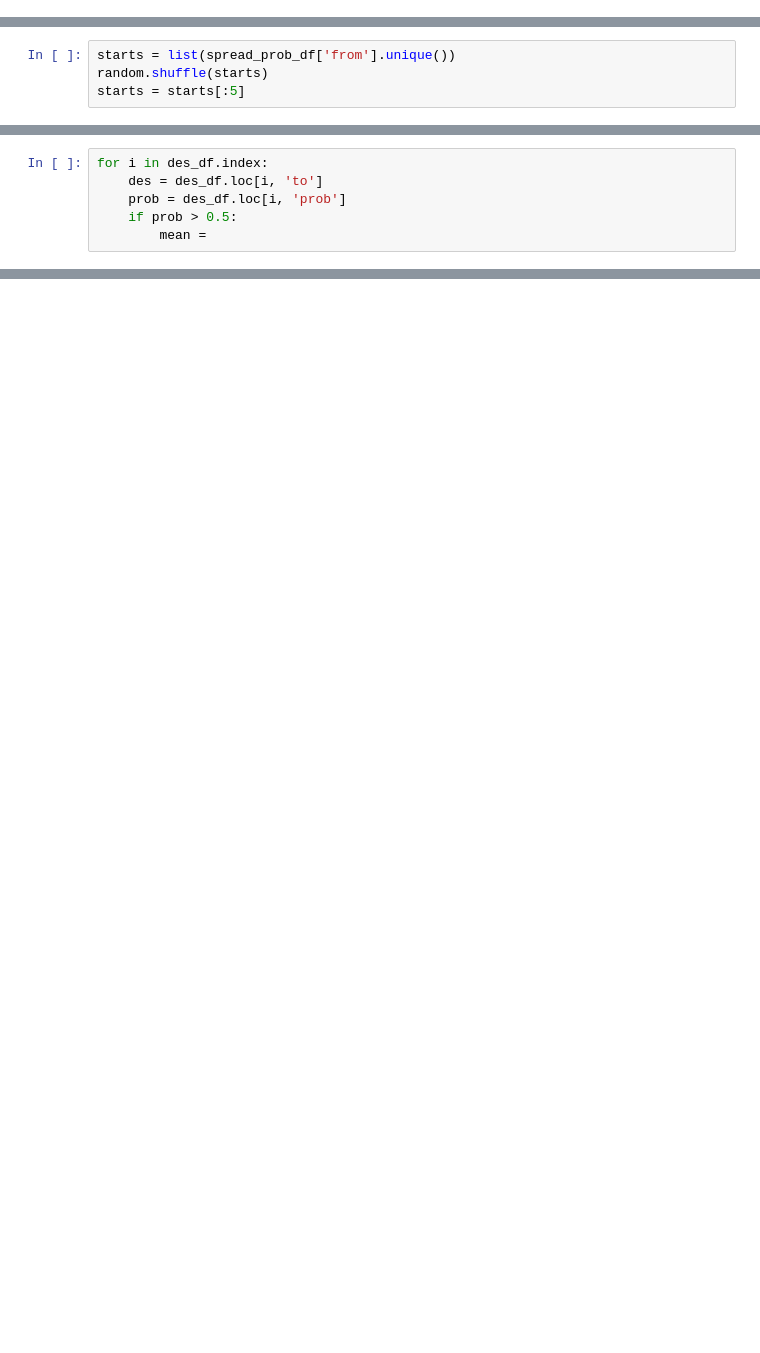
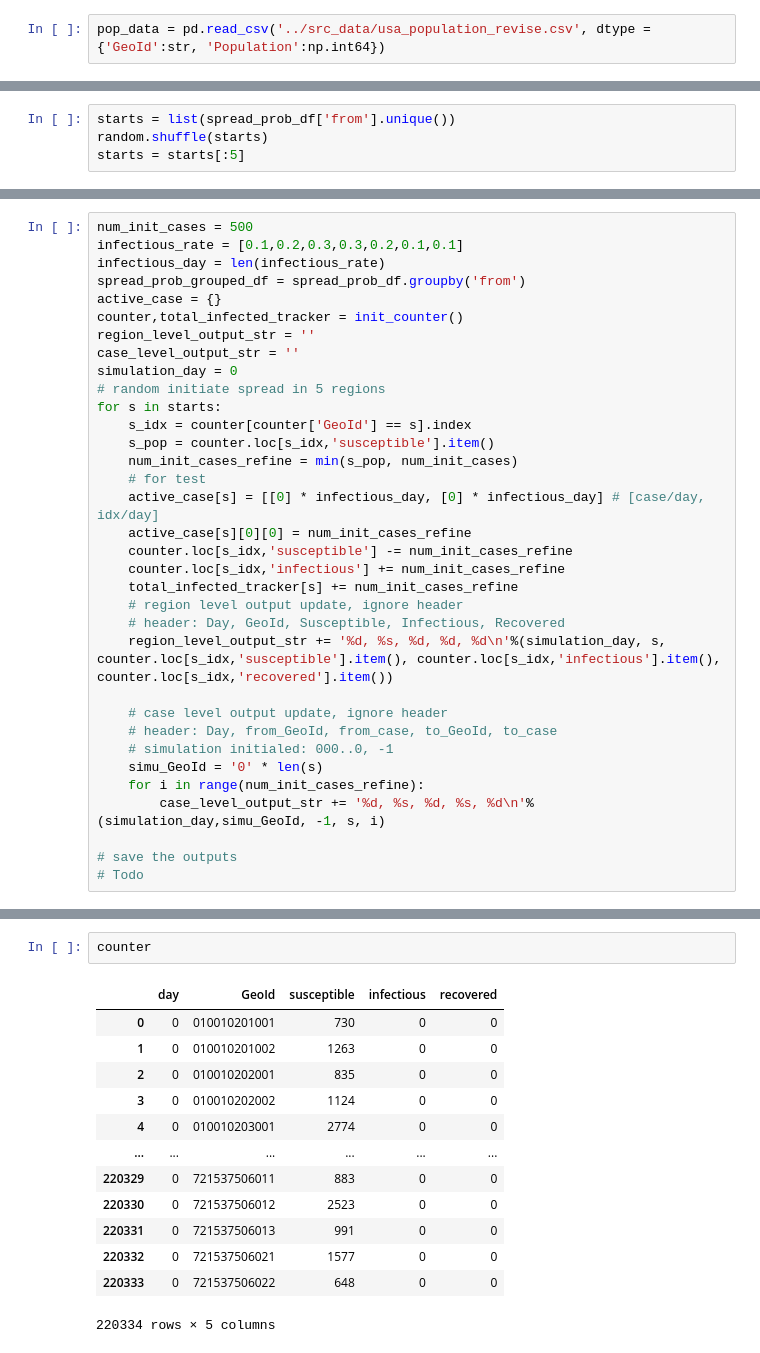
Before and after one commit to RuochenKong/Compartmental-Infectious-Disease-Simulation, a Jupyter notebook: statistical_approach/simulation.ipynb, the cells around one changed output, grey strips where cells are left out. Cells and saved outputs as stored; diff of their text form; blank space fills up the shorter version.

```diff
--- a/statistical_approach/simulation.ipynb
+++ b/statistical_approach/simulation.ipynb
@@ -33,0 +38,2 @@ np.random.seed(42)
+# %%
+pop_data = pd.read_csv('../src_data/usa_population_revise.csv', dtype ={'GeoId':str, 'Population':np.int64})
@@ -87,6 +63,0 @@ num_new_cases
-# %%
-for i in des_df.index:
-    des = des_df.loc[i, 'to']
-    prob = des_df.loc[i, 'prob']
-    if prob > 0.5:
-        mean =
@@ -92,0 +80,34 @@ for i in des_df.index:
+# %%
+num_init_cases = 500
+infectious_rate = [0.1,0.2,0.3,0.3,0.2,0.1,0.1]
+infectious_day = len(infectious_rate)
+spread_prob_grouped_df = spread_prob_df.groupby('from')
+active_case = {}
+counter,total_infected_tracker = init_counter()
+region_level_output_str = ''
+case_level_output_str = ''
+simulation_day = 0
+# random initiate spread in 5 regions
+for s in starts:
+    s_idx = counter[counter['GeoId'] == s].index
+    s_pop = counter.loc[s_idx,'susceptible'].item()
+    num_init_cases_refine = min(s_pop, num_init_cases)
+    # for test
+    active_case[s] = [[0] * infectious_day, [0] * infectious_day] # [case/day, idx/day]
+    active_case[s][0][0] = num_init_cases_refine
+    counter.loc[s_idx,'susceptible'] -= num_init_cases_refine
+    counter.loc[s_idx,'infectious'] += num_init_cases_refine
+    total_infected_tracker[s] += num_init_cases_refine
+    # region level output update, ignore header
+    # header: Day, GeoId, Susceptible, Infectious, Recovered
+    region_level_output_str += '%d, %s, %d, %d, %d\n'%(simulation_day, s, counter.loc[s_idx,'susceptible'].item(), counter.loc[s_idx,'infectious'].item(), counter.loc[s_idx,'recovered'].item())
+
+    # case level output update, ignore header
+    # header: Day, from_GeoId, from_case, to_GeoId, to_case
+    # simulation initialed: 000..0, -1
+    simu_GeoId = '0' * len(s)
+    for i in range(num_init_cases_refine):
+        case_level_output_str += '%d, %s, %d, %s, %d\n'%(simulation_day,simu_GeoId, -1, s, i)
+
+# save the outputs
+# Todo
@@ -92,0 +275,16 @@ for i in des_df.index:
+# %%
+counter
+# %% [output]
+|  | day | GeoId | susceptible | infectious | recovered |
+| 0 | 0 | 010010201001 | 730 | 0 | 0 |
+| 1 | 0 | 010010201002 | 1263 | 0 | 0 |
+| 2 | 0 | 010010202001 | 835 | 0 | 0 |
+| 3 | 0 | 010010202002 | 1124 | 0 | 0 |
+| 4 | 0 | 010010203001 | 2774 | 0 | 0 |
+| ... | ... | ... | ... | ... | ... |
+| 220329 | 0 | 721537506011 | 883 | 0 | 0 |
+| 220330 | 0 | 721537506012 | 2523 | 0 | 0 |
+| 220331 | 0 | 721537506013 | 991 | 0 | 0 |
+| 220332 | 0 | 721537506021 | 1577 | 0 | 0 |
+| 220333 | 0 | 721537506022 | 648 | 0 | 0 |
+220334 rows × 5 columns
```
Also changed, not shown: parts of 19 cells of this notebook, 2 other files.
